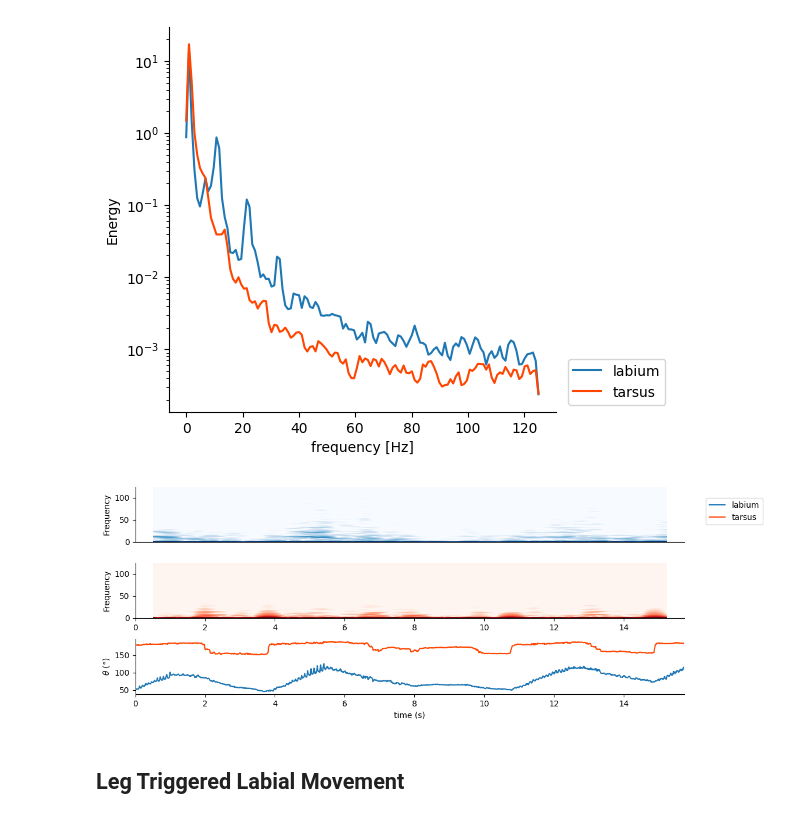
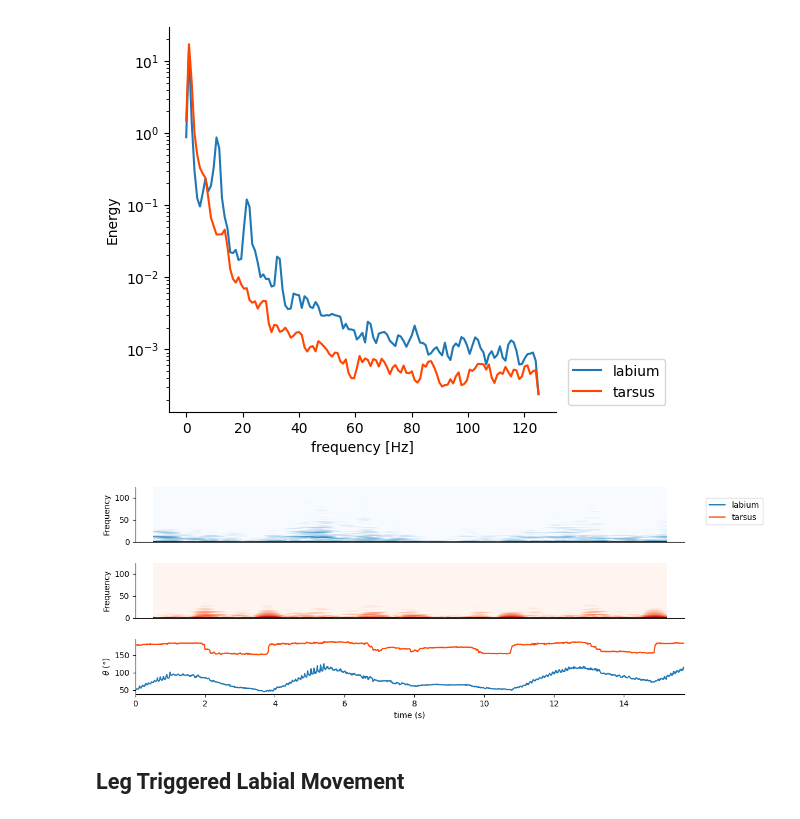
Before and after one commit to shivChitinous/bite-tracks, a Jupyter notebook: biteAnalysis.ipynb, the cells around one changed output. Cells and saved outputs as stored; diff of their text form; code cells hidden in the pictures.

```diff
--- a/biteAnalysis.ipynb
+++ b/biteAnalysis.ipynb
@@ -13,8 +13,8 @@ import bites as bt
 # %%
 plt.rcParams['pdf.fonttype'] = 42
 # %%
-vid_folder = "/Users/loaner/Documents/GitHub/legTracks/sample/"
-plot_folder = "/Users/loaner/Documents/GitHub/legTracks/plots/"
+vid_folder = "/Users/loaner/Documents/GitHub/bite-tracks/sample/"
+plot_folder = "/Users/loaner/Documents/GitHub/bite-tracks/plots/"
 # %%
 legDf = pd.read_csv(vid_folder+"Adrill_C001H001S0048DLC_resnet50_skitJul21shuffle1_4800.csv",header=[1,2],index_col=0)
 # %% [markdown]
@@ -124,24 +126,25 @@ minmax = 20
 # %%
 fig,ax = plt.subplots(3,1,figsize = (10,4))
 
 sns.despine(ax=ax[2]); sns.despine(ax=ax[1]); sns.despine(ax=ax[0]);
 
 plt.tight_layout(pad=0.5)
-_,_,_,_ = ax[0].specgram(bt.angle_part(derDf,'lab'), Fs=n/T, cmap='Blues', vmin=-minmax, vmax=minmax, noverlap=255)
-_,_,_,_ = ax[1].specgram(bt.angle_part(derDf,'tar'), Fs=n/T, cmap='Reds', vmin=-minmax, vmax=minmax, noverlap=255)
+_,_,_,_ = ax[0].specgram(bt.angle_part(derDf,'lab'), Fs=n/T, cmap='Blues', vmin=-20, vmax=20, noverlap=255)
+_,_,_,_ = ax[1].specgram(bt.angle_part(derDf,'tar'), Fs=n/T, cmap='Reds', vmin=-20, vmax=20, noverlap=255)
 ax[0].set_ylabel('Frequency'); ax[1].set_ylabel('Frequency')
 ax[0].axes.get_xaxis().set_visible(False)
 ax[0].set_xlim(0,t_bite); ax[1].set_xlim(0,t_bite);
+ax[1].axes.get_xaxis().set_visible(False);
 
 ax[2].plot(time,bt.angle_part(derDf,'lab'));
 ax[2].plot(time,bt.angle_part(derDf,'tar'),color='orangered');
 ax[2].set_xlabel('time (s)');
 ax[2].set_ylabel(r'$\theta$ (°)');
 ax[2].set_xlim(0,t_bite);
 ax[2].legend(['labium','tarsus'],loc='lower right',bbox_to_anchor = (1.15,3));
 plt.savefig(plot_folder+"spectrogram_joint_angles.pdf",bbox_inches = "tight");
 # %% [output]
-[figure, old version]
+[figure, new version]
 # %% [markdown]
 ## Leg Triggered Labial Movement
 # %%
```
Also changed, not shown: parts of 12 cells of this notebook, 20 other files.
